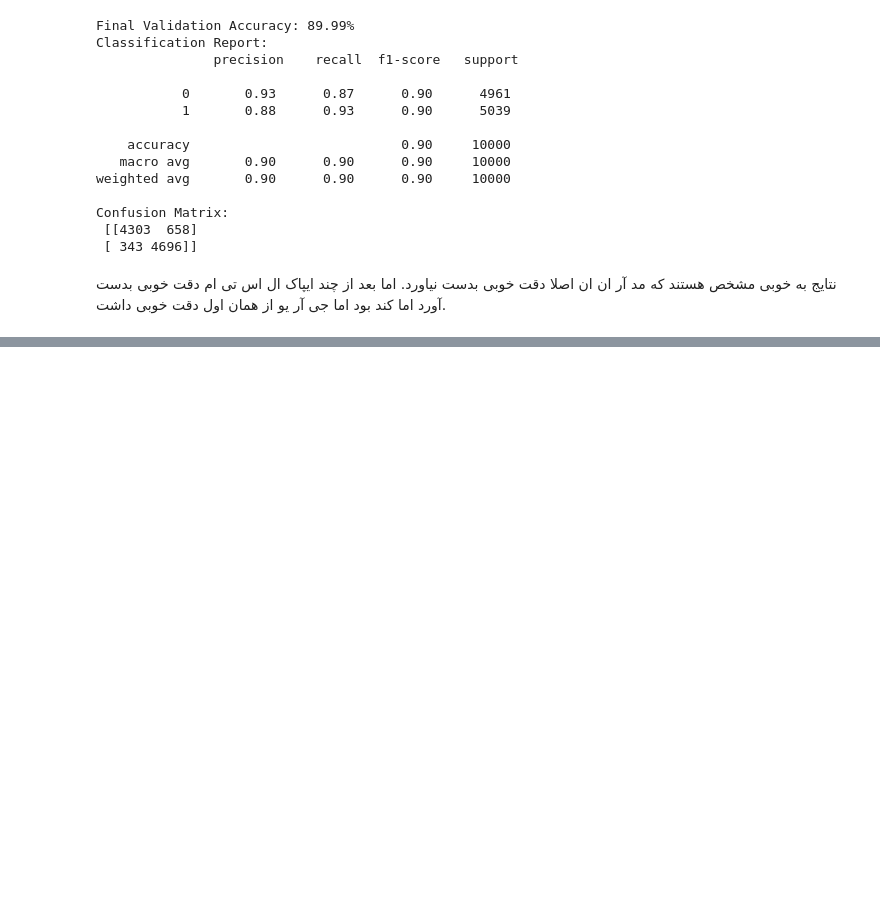
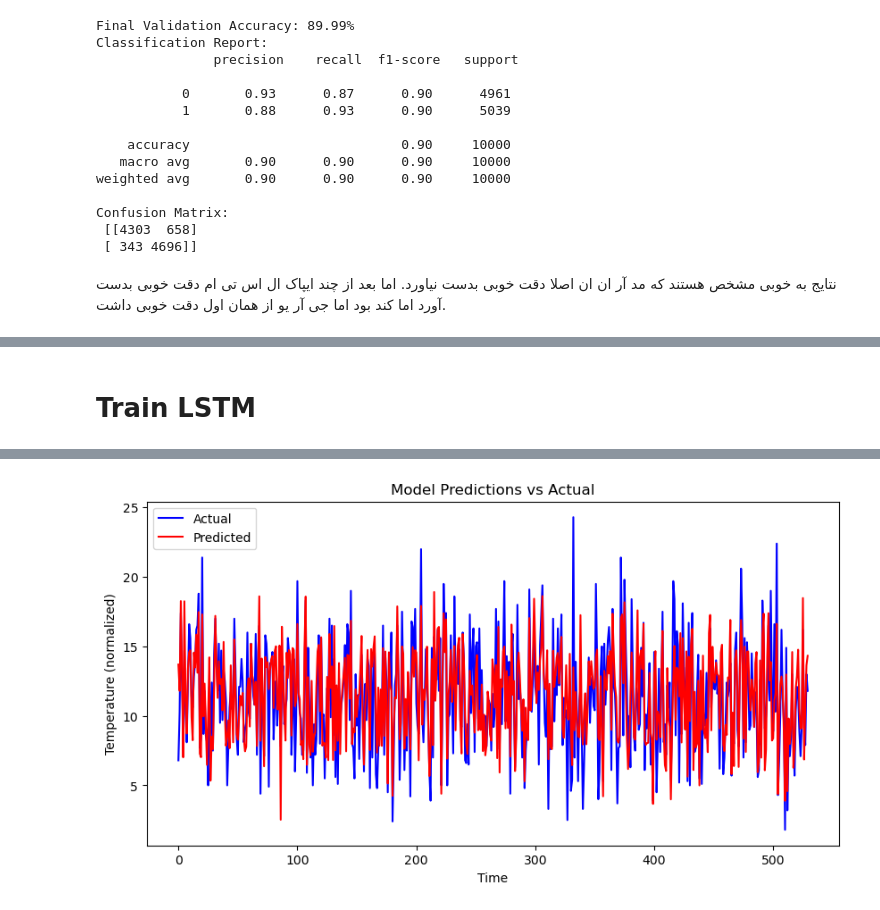
Before and after one commit to mmahdin/Computational-Intelligence-EE-AUT, a Jupyter notebook: lab/8/test.ipynb, the cells around one changed output, grey strips where cells are left out. Drawn from its saved outputs; the diff is of its cells as text; code cells hidden in the pictures; blank space fills up the shorter version.

```diff
--- a/lab/8/test.ipynb
+++ b/lab/8/test.ipynb
@@ -416,0 +556,18 @@ Confusion Matrix:
+# %% [markdown]
+# Train LSTM
+# %%
+# Model parameters
+embed_dim = 64
+hidden_size = 128
+max_features = sequence_length
+model = SentimentLSTM(max_features, embed_dim, hidden_size, num_classes=1).to(device)
+criterion = nn.MSELoss().to(device)
+optimizer = optim.Adam(model.parameters(), lr=0.001)
+
+# Train the model
+train_model(model, train_loader, val_loader, criterion, optimizer)
+
+# Evaluate on the validation set
+actuals, predictions, mse, rmse, mae = evaluate_model(model, val_loader)
+plot_predictions(actuals[:1000], predictions[:1000])  # Plot the first 100 predictions
+# %% [output]
@@ -416,0 +580 @@ Confusion Matrix:
+[figure, added]
```
Also changed, not shown: parts of 11 cells of this notebook, 3 other files.
